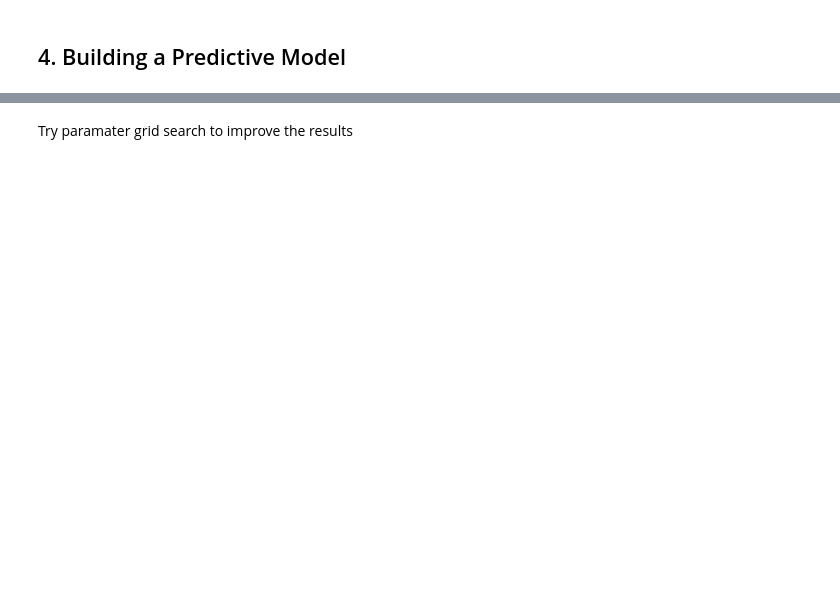
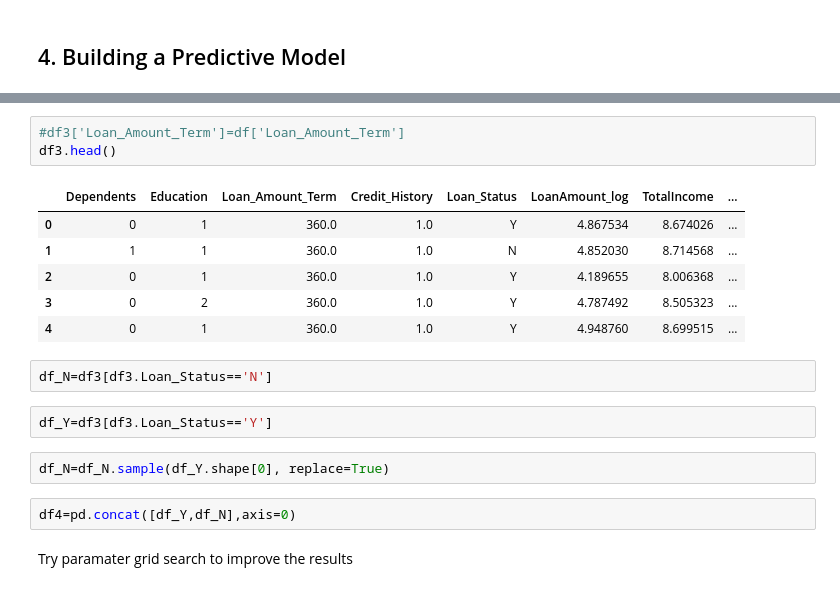
Before and after one commit to TasneemYou/mini-project-IV, a Jupyter notebook: mini-project-IV.ipynb, the cells around one changed output, grey strips where cells are left out. Drawn from its saved outputs; the diff is of its cells as text; blank space fills up the shorter version.

```diff
--- a/mini-project-IV.ipynb
+++ b/mini-project-IV.ipynb
@@ -441,2 +529,20 @@ sns.distplot(df['TotalIncome'])
+# %%
+#df3['Loan_Amount_Term']=df['Loan_Amount_Term']
+df3.head()
+# %% [output]
+|  | Dependents | Education | Loan_Amount_Term | Credit_History | Loan_Status | LoanAmount_log | TotalIncome | ... |
+| 0 | 0 | 1 | 360.0 | 1.0 | Y | 4.867534 | 8.674026 | ... |
+| 1 | 1 | 1 | 360.0 | 1.0 | N | 4.852030 | 8.714568 | ... |
+| 2 | 0 | 1 | 360.0 | 1.0 | Y | 4.189655 | 8.006368 | ... |
+| 3 | 0 | 2 | 360.0 | 1.0 | Y | 4.787492 | 8.505323 | ... |
+| 4 | 0 | 1 | 360.0 | 1.0 | Y | 4.948760 | 8.699515 | ... |
+# %%
+df_N=df3[df3.Loan_Status=='N']
+# %%
+df_Y=df3[df3.Loan_Status=='Y']
+# %%
+df_N=df_N.sample(df_Y.shape[0], replace=True)
+# %%
+df4=pd.concat([df_Y,df_N],axis=0)
 # %% [markdown]
 Try paramater grid search to improve the results
```
Also changed, not shown: parts of 54 cells of this notebook.
